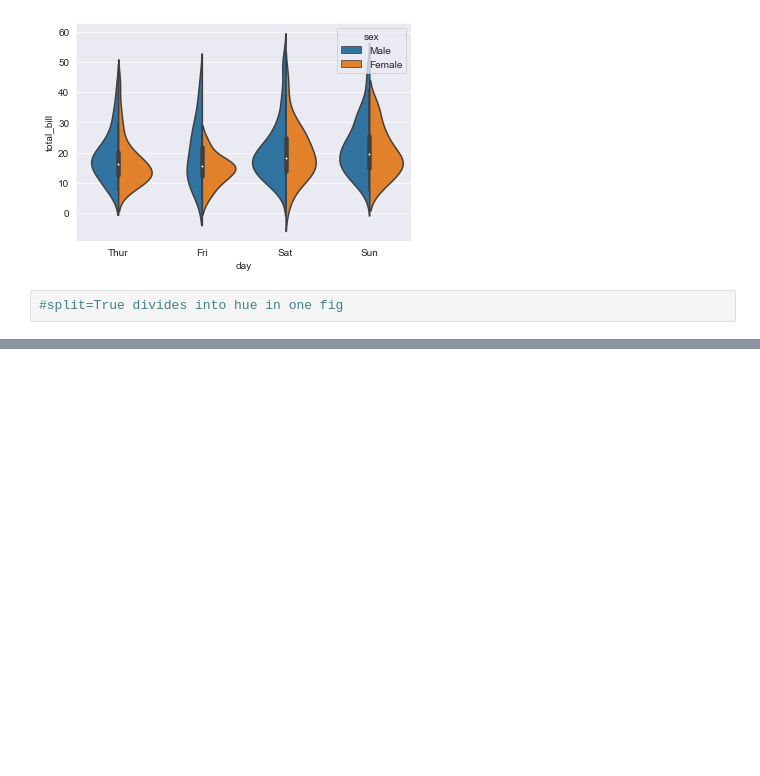
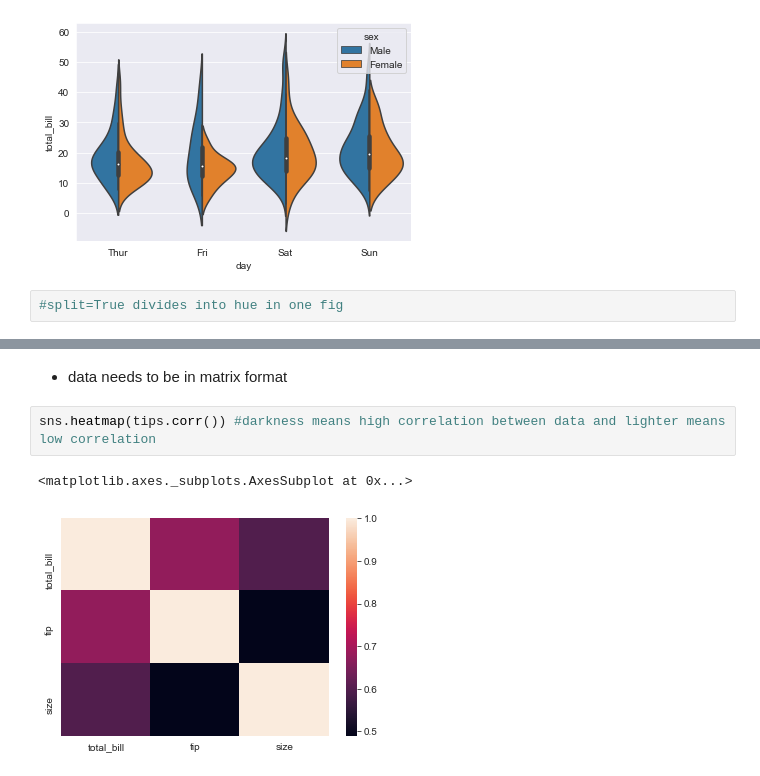
Before and after one commit to vaibhav1698/Learning-Data-Science, a Jupyter notebook: Learning Data Science 6.ipynb, the cells around one changed output, grey strips where cells are left out. Cells and saved outputs as stored; diff of their text form; blank space fills up the shorter version.

```diff
--- a/Learning Data Science 6.ipynb
+++ b/Learning Data Science 6.ipynb
@@ -196,0 +206,7 @@ sns.violinplot(x='day', y='total_bill', data=tips, hue='sex', split='True')
+# %% [markdown]
+ - data needs to be in matrix format
+# %%
+sns.heatmap(tips.corr()) #darkness means high correlation between data and lighter means low correlation
+# %% [output]
+<matplotlib.axes._subplots.AxesSubplot at 0x...>
+[figure, added]
```
Also changed, not shown: parts of 7 cells of this notebook.
